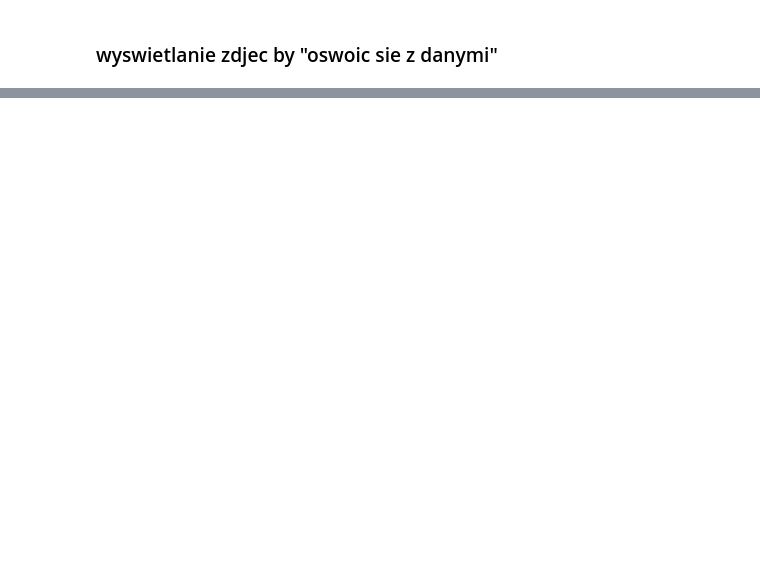
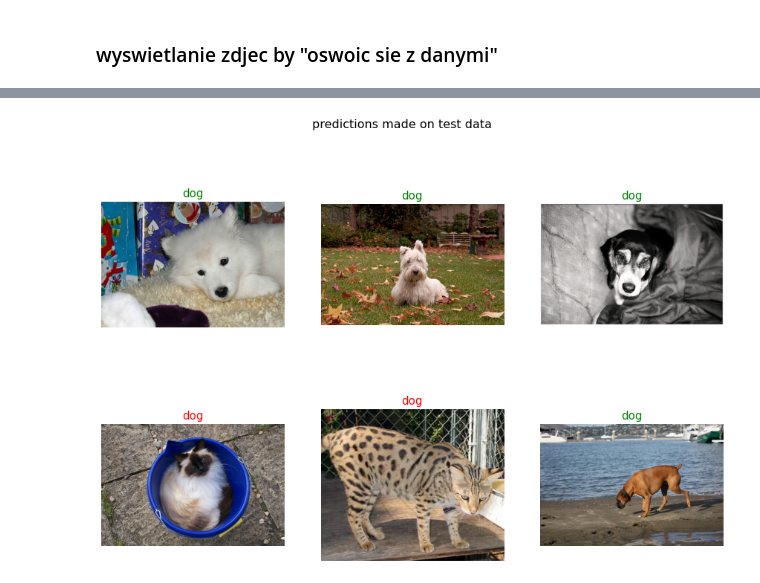
Before and after one commit to michalskibinski109/projekt, a Jupyter notebook: PROJEKT.ipynb, the cells around one changed output, grey strips where cells are left out. Cells and saved outputs as stored; diff of their text form; code cells hidden in the pictures; blank space fills up the shorter version.

```diff
--- a/PROJEKT.ipynb
+++ b/PROJEKT.ipynb
@@ -192,5 +238,62 @@ pred_t = model.predict(test_data)
 # %%
 pred = np.round(pred_t).reshape(-1)
+# %%
+
+# make a prediction for a new image.
+from keras.preprocessing.image import load_img
+from keras.preprocessing.image import img_to_array
+from keras.models import load_model
+
+# load and prepare the image
+
+
+def load_image(filename):
+    # load the image
+    img = load_img(filename, target_size=(IMG_SIZE, IMG_SIZE))
+    # convert to array
+    img = img_to_array(img)
+    # reshape into a single sample with 3 channels
+    img = img.reshape(1, IMG_SIZE, IMG_SIZE, 3)
+    # center pixel data
+    img = img.astype('float32')
+    img = img - [123.68, 116.779, 103.939]
+    return img
+
+# load an image and predict the class
+
+
+def run_example():
+    # load the image
+    DIR = './input_for_model/test/'+np.random.choice(['cats', 'dogs'])+'/'
+    path = DIR + np.random.choice(os.listdir(DIR))
+    img = load_image(path)
+    # load model
+    model = load_model('final_model.h5')
+    # predict the class
+    class_names = ['cat', 'dog']
+    plt.figure(figsize=(15, 10))
+    plt.suptitle('predictions made on test data', fontsize=16)
+    for i in range(6):
+        ax = plt.subplot(2, 3, i+1)
+
+        DIR = './input_for_model/test/'+np.random.choice(['cats', 'dogs'])+'/'
+        path = DIR + np.random.choice(os.listdir(DIR))
+        img = load_image(path)
+        plt.imshow(load_img(path))
+        result = model.predict(img)
+        pred_y = class_names[int(result[0][0])]
+        if pred_y in DIR:
+            color = "green"
+        else:
+            color = "red"
+        plt.title((pred_y), color=color,fontsize=15)
+        plt.axis(False)
+
+
+# entry point, run the example
+run_example()
+# %% [output]
+[figure, added]
 # %%
 
 # Check out the non-prettified confusion matrix
```
Also changed, not shown: parts of 23 cells of this notebook.
